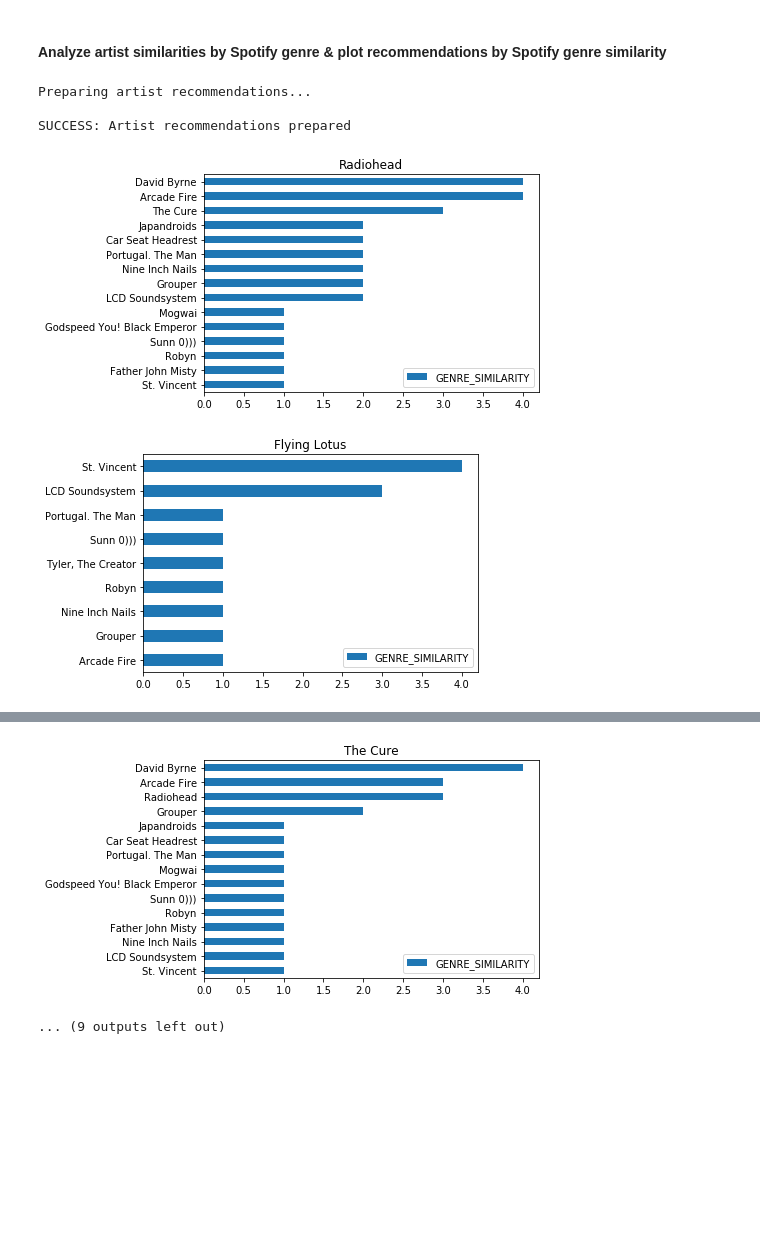
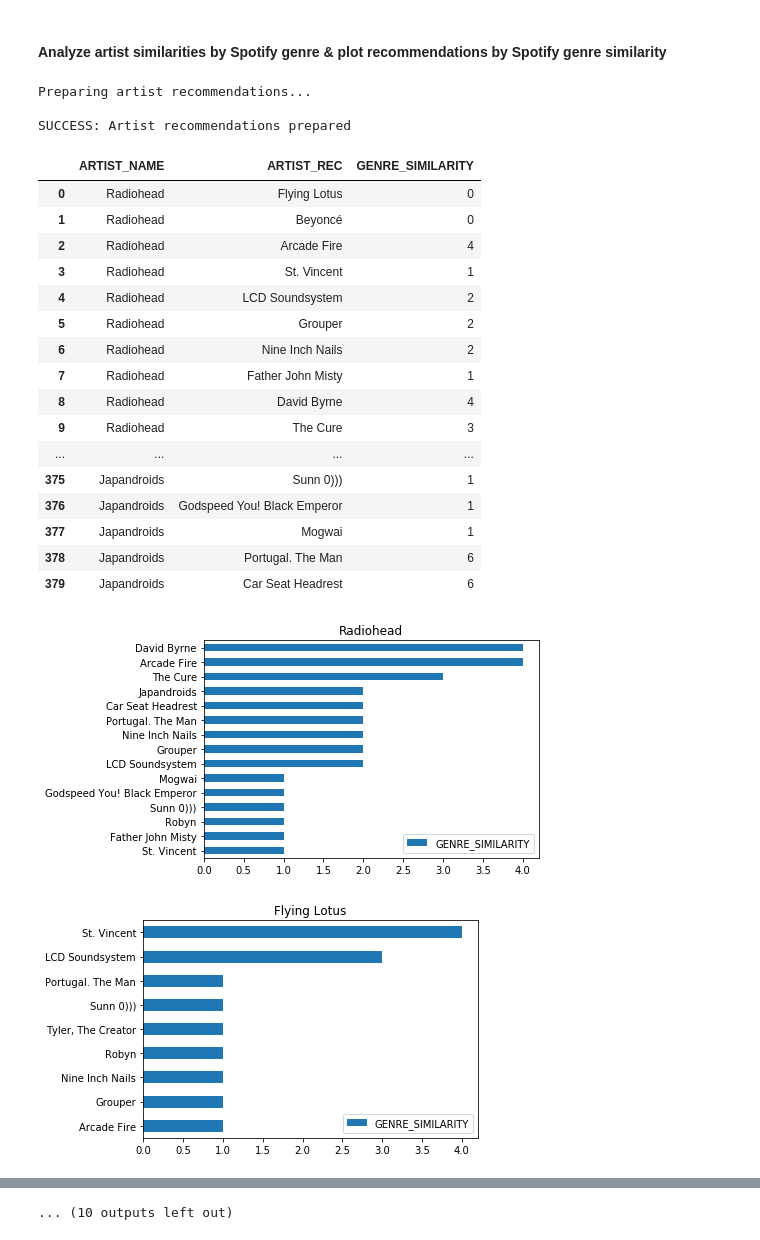
Before and after one commit to ajantonik-personal/data-analytics, a Jupyter notebook: jupyter-notebooks/spotify_api_artist_search_example_all.ipynb, the cells around one changed output, grey strips where cells are left out. Drawn from its saved outputs; the diff is of its cells as text; code cells hidden in the pictures; blank space fills up the shorter version.

```diff
--- a/jupyter-notebooks/spotify_api_artist_search_example_all.ipynb
+++ b/jupyter-notebooks/spotify_api_artist_search_example_all.ipynb
@@ -286,10 +334,6 @@ SUCCESS: Artist classification complete
 # %%
 if RECOMMEND_ARTISTS == True:
     print("Preparing artist recommendations...")
-
-    # Drop any genre that contains no artists
-    genres_by_artist_df_nz = genres_by_artist_df.loc[:, (genres_by_artist_df != 0).any(axis=0)]
-    genre_cols = list(genres_by_artist_df_nz)
 
     artist_recs_df = pd.DataFrame(columns=['ARTIST_NAME','ARTIST_REC', 'GENRE_SIMILARITY'])
     artist_count = 1
@@ -297,42 +341,61 @@ if RECOMMEND_ARTISTS == True:
 
     artist_prog = int(ARTIST_COUNT / ARTIST_COUNT)
     with tqdm(total=ARTIST_COUNT) as pbar:
         for a1 in ARTIST_LIST:
             for a2 in ARTIST_LIST:
                 if a1 != a2:
                     genre_count = 0
                     artist_recs_df.loc[row, 'ARTIST_NAME'] = a1
                     artist_recs_df.loc[row, 'ARTIST_REC'] = a2
                     for g in genre_cols:
                         a1_genre = genres_by_artist_df_nz.loc[a1, g]
                         a2_genre = genres_by_artist_df_nz.loc[a2, g]
                         if a1_genre == a2_genre == 1:
                             genre_count = genre_count + 1
                         else:
                             genre_count = genre_count
                         artist_recs_df.loc[row, 'GENRE_SIMILARITY'] = genre_count
                     row = row + 1
             #print("{}|{}".format(artist_count, a1))
             pbar.update(artist_prog)
             artist_count = artist_count + 1
 
     print("SUCCESS: Artist recommendations prepared")
-    for a in ARTIST_LIST:
-        try:
-            df_a = artist_recs_df[artist_recs_df.ARTIST_NAME==a]
-            df_a = df_a[df_a.GENRE_SIMILARITY > 0]
-            df_a = df_a.sort_values('GENRE_SIMILARITY', ascending=True)
-            df_a.plot.barh('ARTIST_REC', 'GENRE_SIMILARITY', title=a).set_ylabel("")
-        except:
-            print("{}: 0 recommendations".format(a))
-    #display(HTML(artist_recs_df.to_html()))
+    display(HTML(artist_recs_df.to_html()))
+
+    if GRAPH_RESULTS == True:
+        for a in ARTIST_LIST:
+            try:
+                df_a = artist_recs_df[artist_recs_df.ARTIST_NAME==a]
+                df_a = df_a[df_a.GENRE_SIMILARITY > 0]
+                df_a = df_a.sort_values('GENRE_SIMILARITY', ascending=True)
+                df_a.plot.barh('ARTIST_REC', 'GENRE_SIMILARITY', title=a).set_ylabel("")
+            except:
+                print("{}: 0 recommendations".format(a))
 else:
     print("Skipping artist recommendations")
     print("DONE")
 # %% [output]
 Preparing artist recommendations...
 
 SUCCESS: Artist recommendations prepared
+|  | ARTIST_NAME | ARTIST_REC | GENRE_SIMILARITY |
+| 0 | Radiohead | Flying Lotus | 0 |
+| 1 | Radiohead | Beyoncé | 0 |
+| 2 | Radiohead | Arcade Fire | 4 |
+| 3 | Radiohead | St. Vincent | 1 |
+| 4 | Radiohead | LCD Soundsystem | 2 |
+| 5 | Radiohead | Grouper | 2 |
+| 6 | Radiohead | Nine Inch Nails | 2 |
+| 7 | Radiohead | Father John Misty | 1 |
+| 8 | Radiohead | David Byrne | 4 |
+| 9 | Radiohead | The Cure | 3 |
+| ... | ... | ... | ... |
+| 375 | Japandroids | Sunn 0))) | 1 |
+| 376 | Japandroids | Godspeed You! Black Emperor | 1 |
+| 377 | Japandroids | Mogwai | 1 |
+| 378 | Japandroids | Portugal. The Man | 6 |
+| 379 | Japandroids | Car Seat Headrest | 6 |
 [figure]
 [figure]
 [figure]
@@ -343,5 +406,4 @@ SUCCESS: Artist recommendations prepared
 [figure]
 [figure]
 [figure]
-[figure, removed]
-... (9 outputs left out)
+... (10 outputs left out)
```
Also changed, not shown: parts of 4 cells of this notebook, 1 other file.
